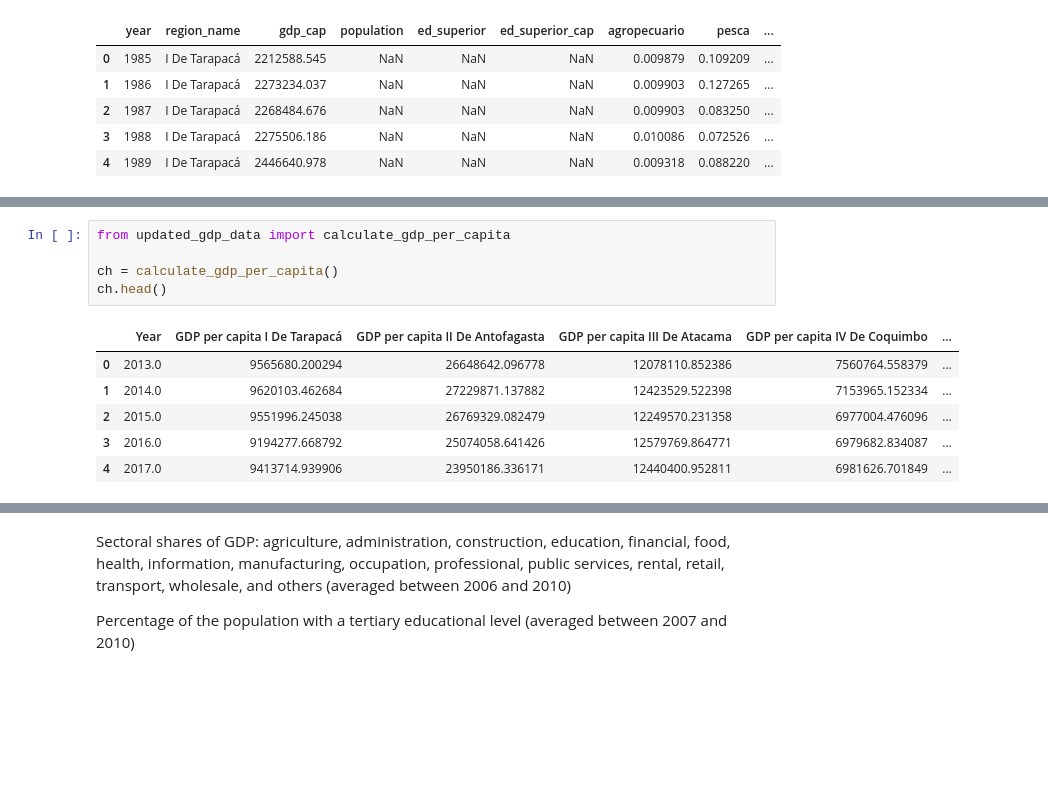
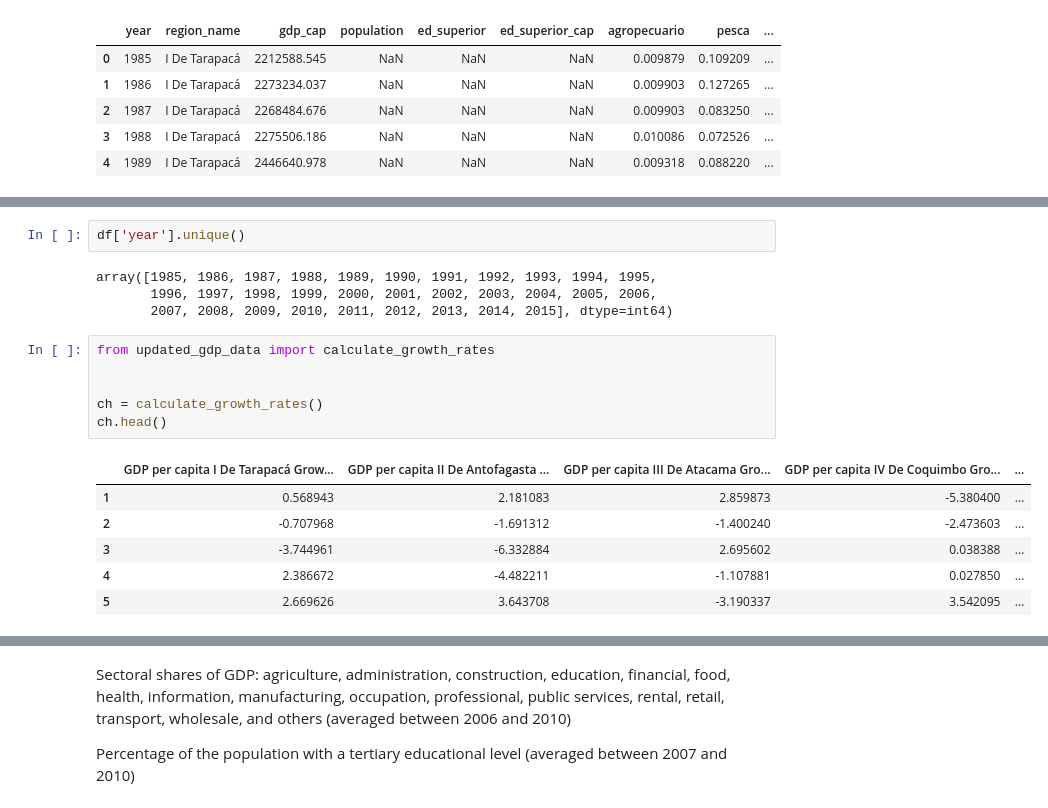
Before and after one commit to diodz/dpl-earthquakes, a Jupyter notebook: notebooks/maule.ipynb, the cells around one changed output, grey strips where cells are left out. Drawn from its saved outputs; the diff is of its cells as text; blank space fills up the shorter version.

```diff
--- a/notebooks/maule.ipynb
+++ b/notebooks/maule.ipynb
@@ -30,12 +38,19 @@ df.head()
+# %%
+df['year'].unique()
+# %% [output]
+array([1985, 1986, 1987, 1988, 1989, 1990, 1991, 1992, 1993, 1994, 1995,
+       1996, 1997, 1998, 1999, 2000, 2001, 2002, 2003, 2004, 2005, 2006,
+       2007, 2008, 2009, 2010, 2011, 2012, 2013, 2014, 2015], dtype=int64)
 # %%
-from updated_gdp_data import calculate_gdp_per_capita
+from updated_gdp_data import calculate_growth_rates
 
-ch = calculate_gdp_per_capita()
+
+ch = calculate_growth_rates()
 ch.head()
 # %% [output]
-|  | Year | GDP per capita I De Tarapacá | GDP per capita II De Antofagasta | GDP per capita III De Atacama | GDP per capita IV De Coquimbo | ... |
-| 0 | 2013.0 | 9565680.200294 | 26648642.096778 | 12078110.852386 | 7560764.558379 | ... |
-| 1 | 2014.0 | 9620103.462684 | 27229871.137882 | 12423529.522398 | 7153965.152334 | ... |
-| 2 | 2015.0 | 9551996.245038 | 26769329.082479 | 12249570.231358 | 6977004.476096 | ... |
-| 3 | 2016.0 | 9194277.668792 | 25074058.641426 | 12579769.864771 | 6979682.834087 | ... |
-| 4 | 2017.0 | 9413714.939906 | 23950186.336171 | 12440400.952811 | 6981626.701849 | ... |
+|  | GDP per capita I De Tarapacá Grow... | GDP per capita II De Antofagasta ... | GDP per capita III De Atacama Gro... | GDP per capita IV De Coquimbo Gro... | ... |
+| 1 | 0.568943 | 2.181083 | 2.859873 | -5.380400 | ... |
+| 2 | -0.707968 | -1.691312 | -1.400240 | -2.473603 | ... |
+| 3 | -3.744961 | -6.332884 | 2.695602 | 0.038388 | ... |
+| 4 | 2.386672 | -4.482211 | -1.107881 | 0.027850 | ... |
+| 5 | 2.669626 | 3.643708 | -3.190337 | 3.542095 | ... |
```
Also changed, not shown: parts of 9 cells of this notebook.
